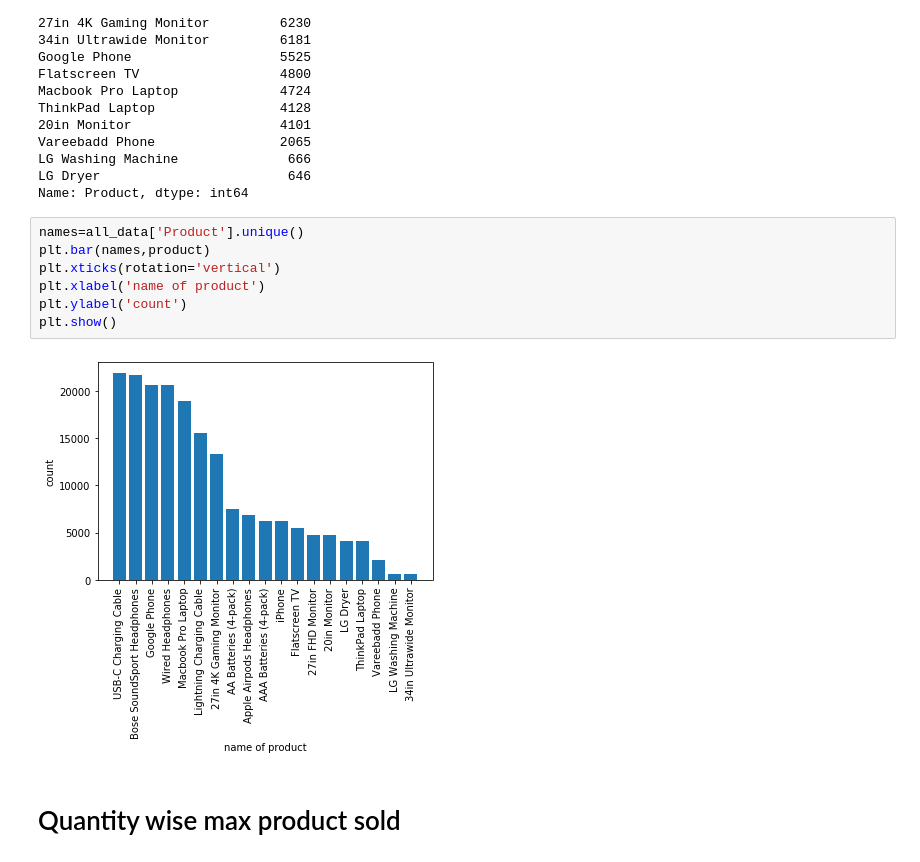
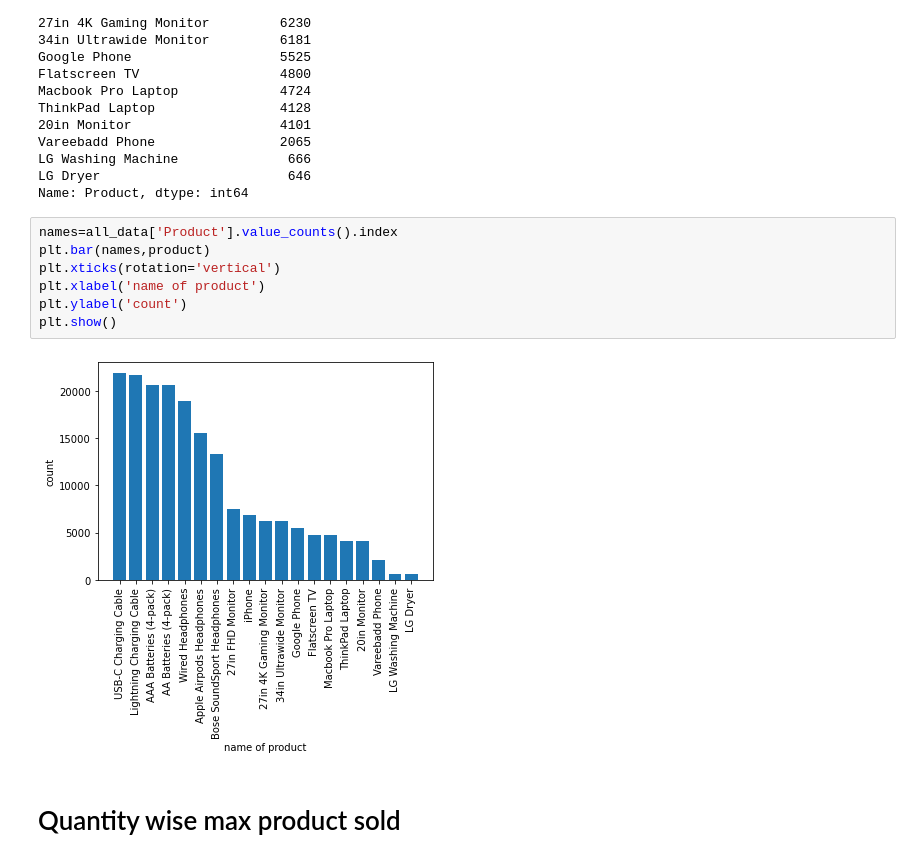
Before and after one commit to shan-2205/EDA, a Jupyter notebook: SalesAnalysis.ipynb, the cells around one changed output. Saved outputs shown, nothing was run; the diff lists cells and outputs as text.

```diff
--- a/SalesAnalysis.ipynb
+++ b/SalesAnalysis.ipynb
@@ -558,14 +553,14 @@ LG Washing Machine              666
 LG Dryer                        646
 Name: Product, dtype: int64
 # %%
-names=all_data['Product'].unique()
+names=all_data['Product'].value_counts().index
 plt.bar(names,product)
 plt.xticks(rotation='vertical')
 plt.xlabel('name of product')
 plt.ylabel('count')
 plt.show()
 # %% [output]
-[figure, old version]
+[figure, new version]
 # %% [markdown]
 # Quantity wise max product sold
 # %%
```
Also changed, not shown: parts of 13 cells of this notebook.
